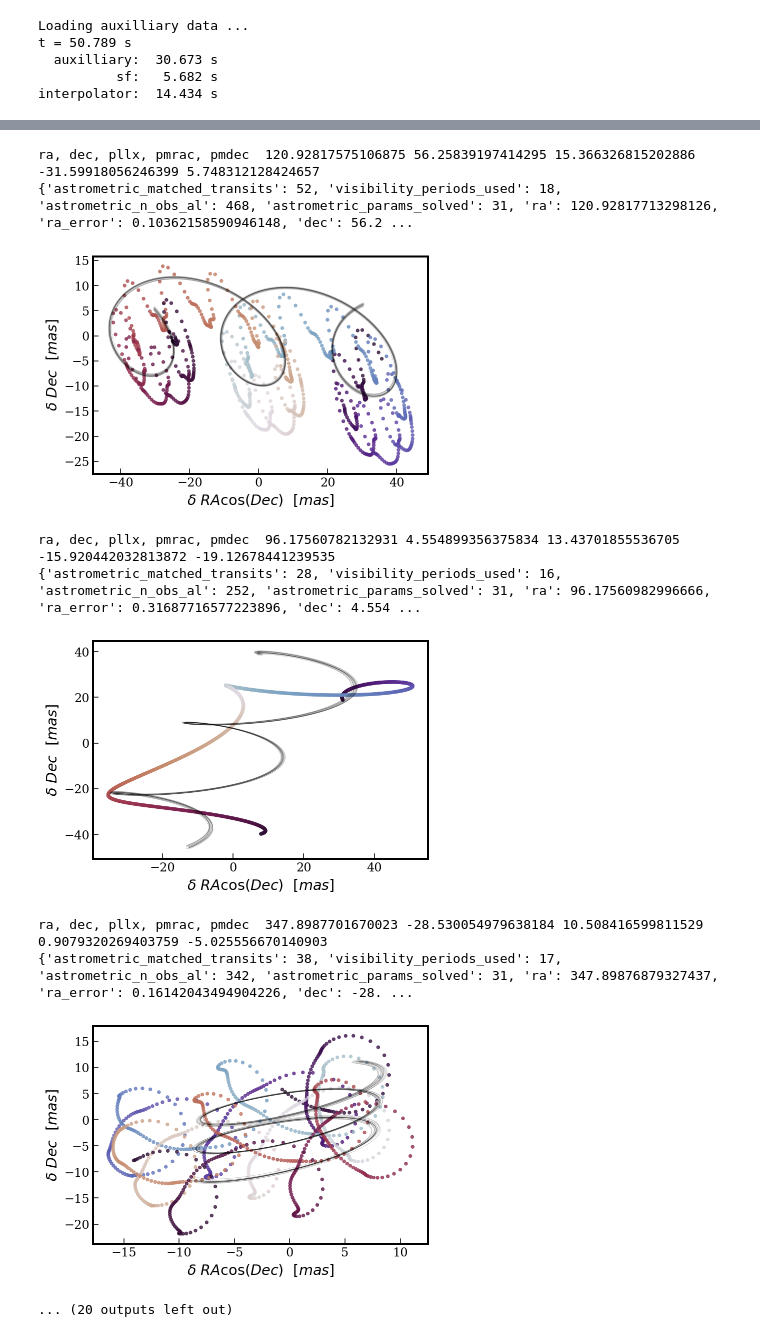
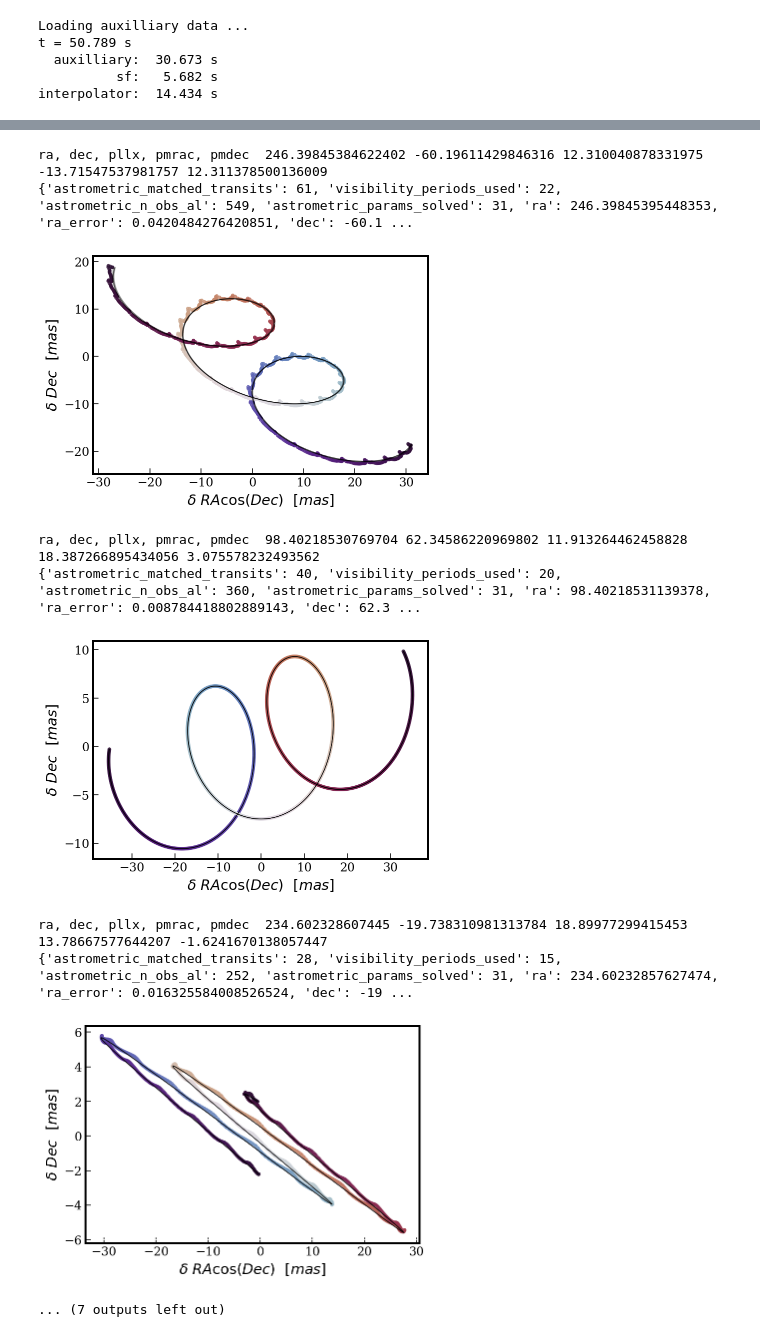
Before and after one commit to zpenoyre/astromet.py, a Jupyter notebook: gaiaBinarySynth.ipynb, the cells around one changed output, grey strips where cells are left out. Drawn from its saved outputs; the diff is of its cells as text; code cells hidden in the pictures.

Commit message:
slight simplification fo design matrix and centering of astrometric tracks

```diff
--- a/gaiaBinarySynth.ipynb
+++ b/gaiaBinarySynth.ipynb
@@ -169,14 +169,16 @@ for i in tqdm(range(nTest)):
     fitparams=astromet.params()
     for i in range(16):
         fitparams.ra=results['ra']
-        +np.random.randn()*results['ra_error']*mas/np.cos(np.deg2rad(results['dec']))
+        +np.random.randn()*results['ra_error']/np.cos(np.deg2rad(results['dec']))
         fitparams.dec=results['dec']+np.random.randn()*results['dec_error']*mas
         fitparams.pmrac=results['pmra']+np.random.randn()*results['pmra_error']
         fitparams.pmdec=results['pmdec']+np.random.randn()*results['pmdec_error']
         fitparams.parallax=results['parallax']+np.random.randn()*results['parallax_error']
 
         fitRacs,fitDecs=astromet.track(plotts,fitparams)
-        ax.plot(fitRacs,fitDecs,c='k',alpha=0.2,lw=0.5)
+        racdiff=(results['ra']+mas*np.random.randn()*results['ra_error']-params.ra)/(mas*np.cos(np.deg2rad(params.dec)))
+        decdiff=(results['dec']+mas*np.random.randn()*results['dec_error']-params.dec)/mas
+        ax.plot(fitRacs+racdiff,fitDecs+decdiff,c='k',alpha=0.2,lw=0.5)
     ax.scatter(plotRacs,plotDecs,c=cs,s=10,alpha=0.8)
     ax.set_xlabel(r'$\delta \ RA \cos(Dec) \ \ [mas]$')
     ax.set_ylabel(r'$\delta \ Dec \ \ [mas]$')
@@ -196,10 +198,10 @@ ra, dec, pllx, pmrac, pmdec  313.94968925064745 62.64760325139028 22.73495974473
-ra, dec, pllx, pmrac, pmdec  120.92817575106875 56.25839197414295 15.366326815202886 -31.59918056246399 5.748312128424657
-{'astrometric_matched_transits': 52, 'visibility_periods_used': 18, 'astrometric_n_obs_al': 468, 'astrometric_params_solved': 31, 'ra': 120.92817713298126, 'ra_error': 0.10362158590946148, 'dec': 56.2 ...
+ra, dec, pllx, pmrac, pmdec  246.39845384622402 -60.19611429846316 12.310040878331975 -13.71547537981757 12.311378500136009
+{'astrometric_matched_transits': 61, 'visibility_periods_used': 22, 'astrometric_n_obs_al': 549, 'astrometric_params_solved': 31, 'ra': 246.39845395448353, 'ra_error': 0.0420484276420851, 'dec': -60.1 ...
-[figure, old version]
+[figure, new version]
-ra, dec, pllx, pmrac, pmdec  96.17560782132931 4.554899356375834 13.43701855536705 -15.920442032813872 -19.12678441239535
-{'astrometric_matched_transits': 28, 'visibility_periods_used': 16, 'astrometric_n_obs_al': 252, 'astrometric_params_solved': 31, 'ra': 96.17560982996666, 'ra_error': 0.31687716577223896, 'dec': 4.554 ...
+ra, dec, pllx, pmrac, pmdec  98.40218530769704 62.34586220969802 11.913264462458828 18.387266895434056 3.075578232493562
+{'astrometric_matched_transits': 40, 'visibility_periods_used': 20, 'astrometric_n_obs_al': 360, 'astrometric_params_solved': 31, 'ra': 98.40218531139378, 'ra_error': 0.008784418802889143, 'dec': 62.3 ...
-[figure, old version]
+[figure, new version]
-ra, dec, pllx, pmrac, pmdec  347.8987701670023 -28.530054979638184 10.508416599811529 0.9079320269403759 -5.025556670140903
-{'astrometric_matched_transits': 38, 'visibility_periods_used': 17, 'astrometric_n_obs_al': 342, 'astrometric_params_solved': 31, 'ra': 347.89876879327437, 'ra_error': 0.16142043494904226, 'dec': -28. ...
+ra, dec, pllx, pmrac, pmdec  234.602328607445 -19.738310981313784 18.89977299415453 13.78667577644207 -1.6241670138057447
+{'astrometric_matched_transits': 28, 'visibility_periods_used': 15, 'astrometric_n_obs_al': 252, 'astrometric_params_solved': 31, 'ra': 234.60232857627474, 'ra_error': 0.016325584008526524, 'dec': -19 ...
-[figure, old version]
+[figure, new version]
-... (20 outputs left out)
+... (7 outputs left out)
```
Also changed, not shown: parts of 3 cells of this notebook, 3 other files.
